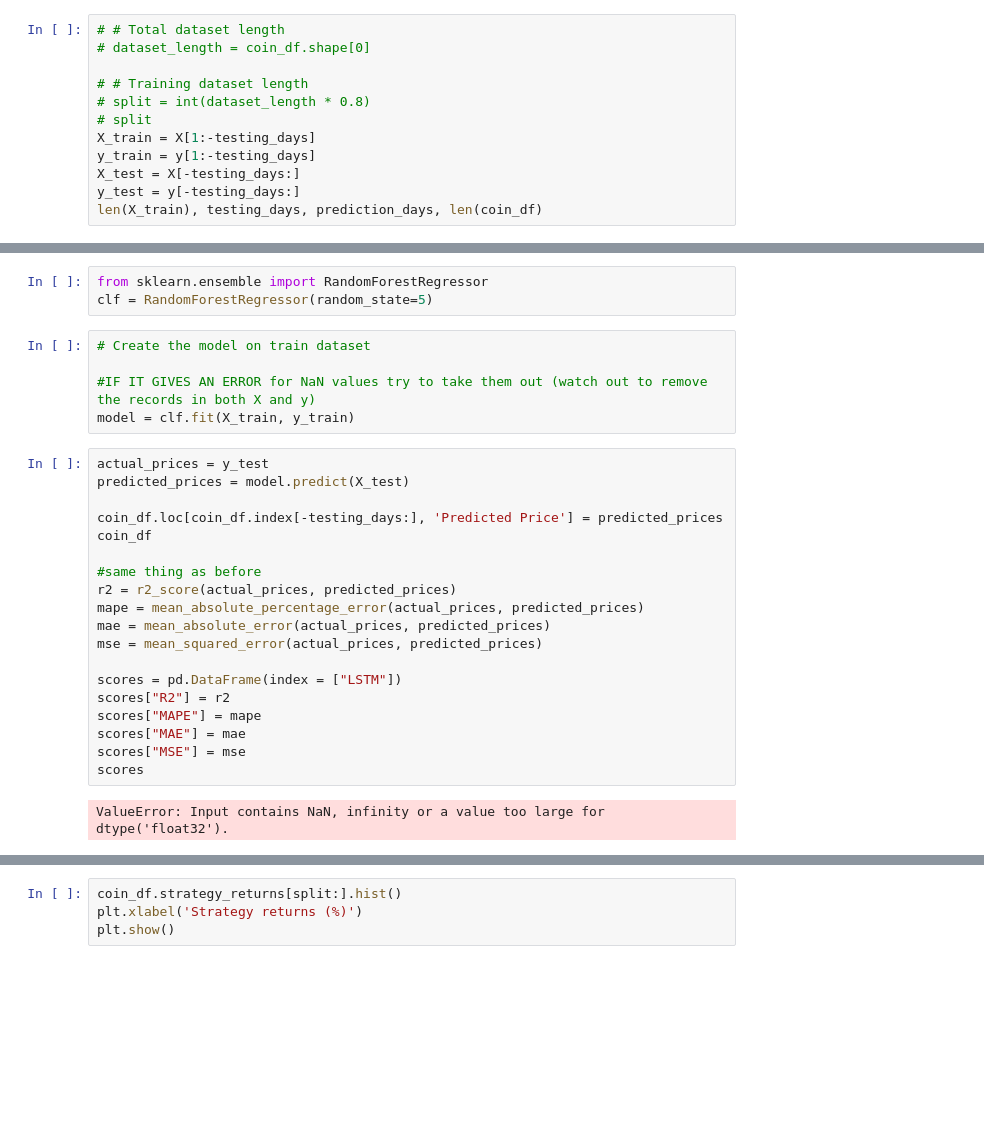
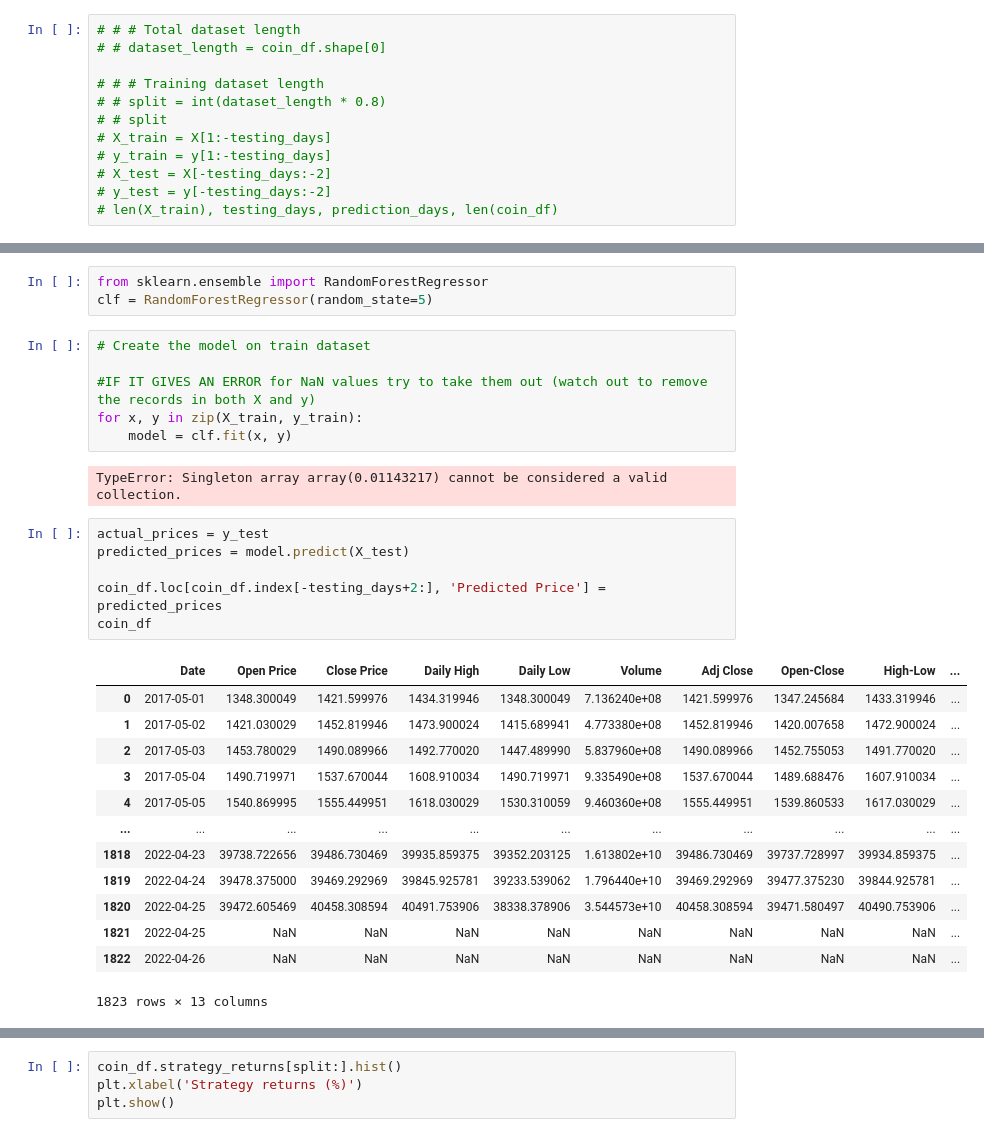
Before and after one commit to alderaemanuele/Business-Cases, a Jupyter notebook: BC4/EA,Crypto_Forecasting.ipynb, the cells around one changed output, grey strips where cells are left out. Saved outputs shown, nothing was run; the diff lists cells and outputs as text; blank space fills up the shorter version.

```diff
--- a/BC4/EA,Crypto_Forecasting.ipynb
+++ b/BC4/EA,Crypto_Forecasting.ipynb
@@ -630,15 +633,15 @@ X, y
 # %%
-# # Total dataset length
-# dataset_length = coin_df.shape[0]
+# # # Total dataset length
+# # dataset_length = coin_df.shape[0]
 
-# # Training dataset length
-# split = int(dataset_length * 0.8)
-# split
-X_train = X[1:-testing_days]
-y_train = y[1:-testing_days]
-X_test = X[-testing_days:]
-y_test = y[-testing_days:]
-len(X_train), testing_days, prediction_days, len(coin_df)
+# # # Training dataset length
+# # split = int(dataset_length * 0.8)
+# # split
+# X_train = X[1:-testing_days]
+# y_train = y[1:-testing_days]
+# X_test = X[-testing_days:-2]
+# y_test = y[-testing_days:-2]
+# len(X_train), testing_days, prediction_days, len(coin_df)
 # %% [output]
 (1260, 365, 30, 1626)
 # %%
@@ -663,25 +671,27 @@ clf = RandomForestRegressor(random_state=5)
 # Create the model on train dataset
 
 #IF IT GIVES AN ERROR for NaN values try to take them out (watch out to remove the records in both X and y)
-model = clf.fit(X_train, y_train)
+for x, y in zip(X_train, y_train):
+    model = clf.fit(x, y)
+# %% [output]
+TypeError: Singleton array array(0.01143217) cannot be considered a valid collection.
 # %%
 actual_prices = y_test
 predicted_prices = model.predict(X_test)
 
-coin_df.loc[coin_df.index[-testing_days:], 'Predicted Price'] = predicted_prices
+coin_df.loc[coin_df.index[-testing_days+2:], 'Predicted Price'] = predicted_prices
 coin_df
-
-#same thing as before
-r2 = r2_score(actual_prices, predicted_prices)
-mape = mean_absolute_percentage_error(actual_prices, predicted_prices)
-mae = mean_absolute_error(actual_prices, predicted_prices)
-mse = mean_squared_error(actual_prices, predicted_prices)
-
-scores = pd.DataFrame(index = ["LSTM"])
-scores["R2"] = r2
-scores["MAPE"] = mape
-scores["MAE"] = mae
-scores["MSE"] = mse
-scores
 # %% [output]
+|  | Date | Open Price | Close Price | Daily High | Daily Low | Volume | Adj Close | Open-Close | High-Low | ... |
+| 0 | 2017-05-01 | 1348.300049 | 1421.599976 | 1434.319946 | 1348.300049 | 7.136240e+08 | 1421.599976 | 1347.245684 | 1433.319946 | ... |
+| 1 | 2017-05-02 | 1421.030029 | 1452.819946 | 1473.900024 | 1415.689941 | 4.773380e+08 | 1452.819946 | 1420.007658 | 1472.900024 | ... |
+| 2 | 2017-05-03 | 1453.780029 | 1490.089966 | 1492.770020 | 1447.489990 | 5.837960e+08 | 1490.089966 | 1452.755053 | 1491.770020 | ... |
+| 3 | 2017-05-04 | 1490.719971 | 1537.670044 | 1608.910034 | 1490.719971 | 9.335490e+08 | 1537.670044 | 1489.688476 | 1607.910034 | ... |
+| 4 | 2017-05-05 | 1540.869995 | 1555.449951 | 1618.030029 | 1530.310059 | 9.460360e+08 | 1555.449951 | 1539.860533 | 1617.030029 | ... |
+| ... | ... | ... | ... | ... | ... | ... | ... | ... | ... | ... |
+| 1818 | 2022-04-23 | 39738.722656 | 39486.730469 | 39935.859375 | 39352.203125 | 1.613802e+10 | 39486.730469 | 39737.728997 | 39934.859375 | ... |
+| 1819 | 2022-04-24 | 39478.375000 | 39469.292969 | 39845.925781 | 39233.539062 | 1.796440e+10 | 39469.292969 | 39477.375230 | 39844.925781 | ... |
+| 1820 | 2022-04-25 | 39472.605469 | 40458.308594 | 40491.753906 | 38338.378906 | 3.544573e+10 | 40458.308594 | 39471.580497 | 40490.753906 | ... |
+| 1821 | 2022-04-25 | NaN | NaN | NaN | NaN | NaN | NaN | NaN | NaN | ... |
+| 1822 | 2022-04-26 | NaN | NaN | NaN | NaN | NaN | NaN | NaN | NaN | ... |
-ValueError: Input contains NaN, infinity or a value too large for dtype('float32').
+1823 rows × 13 columns
```
Also changed, not shown: parts of 17 cells of this notebook.
